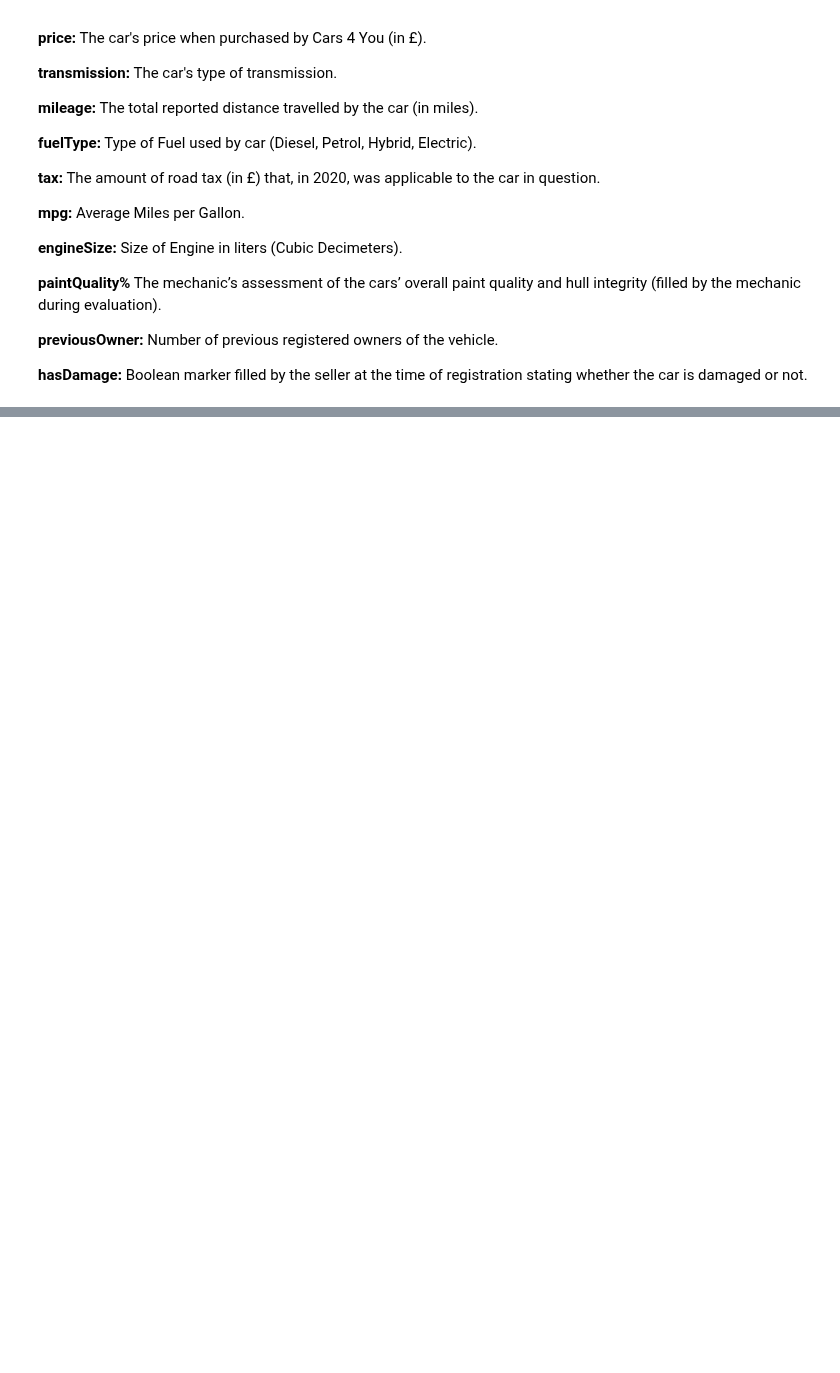
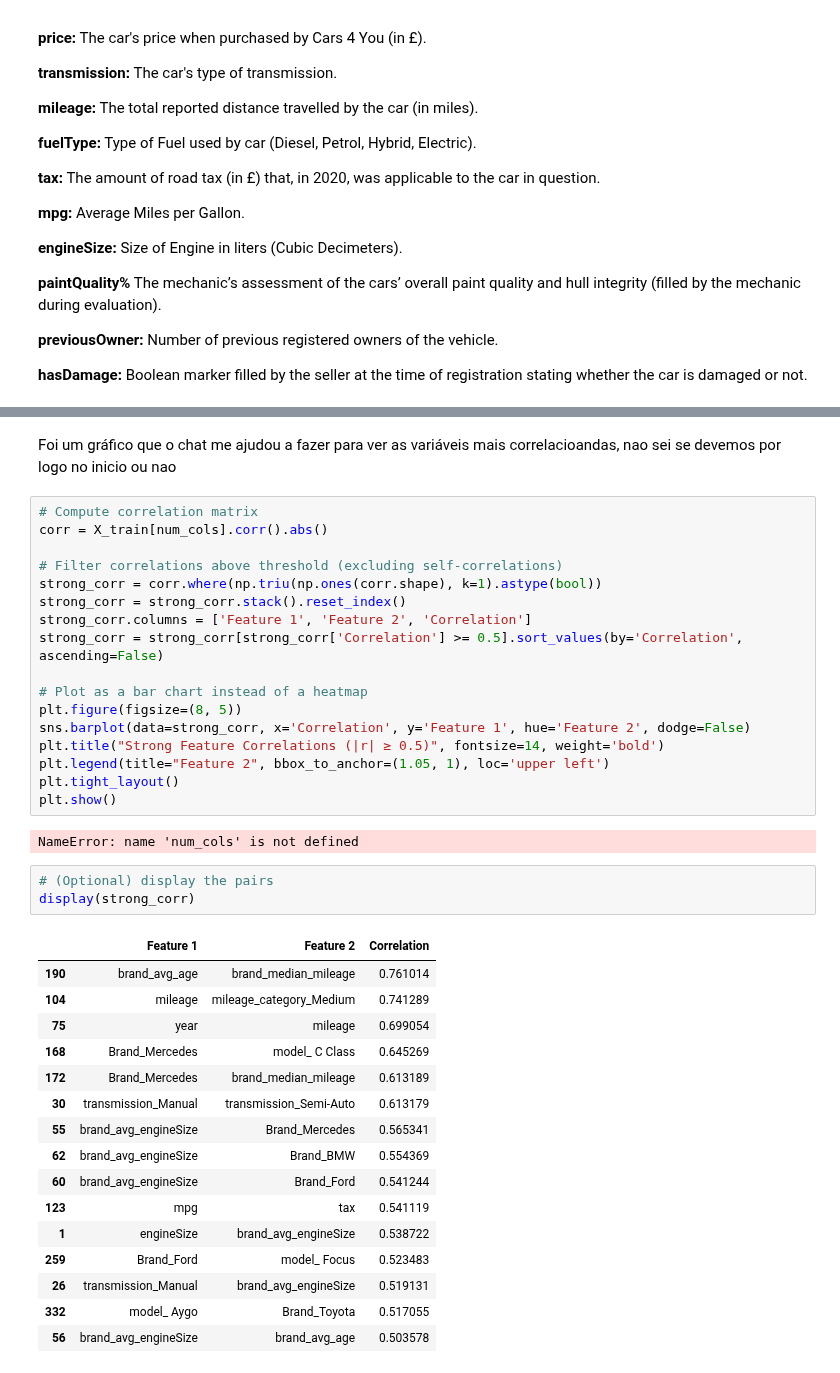
Before and after one commit to mariamiguel720/Machine-Learning-Project-25-26, a Jupyter notebook: notebooks/Encoding_Scaling_Feature_Selection.ipynb, the cells around one changed output, grey strips where cells are left out. Drawn from its saved outputs; the diff is of its cells as text; blank space fills up the shorter version.

```diff
--- a/notebooks/Encoding_Scaling_Feature_Selection.ipynb
+++ b/notebooks/Encoding_Scaling_Feature_Selection.ipynb
@@ -61,0 +553,41 @@ y = train['price']
+# %% [markdown]
+Foi um gráfico que o chat me ajudou a fazer para ver as variáveis mais correlacioandas, nao sei se devemos por logo no inicio ou nao
+# %%
+# Compute correlation matrix
+corr = X_train[num_cols].corr().abs()
+
+# Filter correlations above threshold (excluding self-correlations)
+strong_corr = corr.where(np.triu(np.ones(corr.shape), k=1).astype(bool))
+strong_corr = strong_corr.stack().reset_index()
+strong_corr.columns = ['Feature 1', 'Feature 2', 'Correlation']
+strong_corr = strong_corr[strong_corr['Correlation'] >= 0.5].sort_values(by='Correlation', ascending=False)
+
+# Plot as a bar chart instead of a heatmap
+plt.figure(figsize=(8, 5))
+sns.barplot(data=strong_corr, x='Correlation', y='Feature 1', hue='Feature 2', dodge=False)
+plt.title("Strong Feature Correlations (|r| ≥ 0.5)", fontsize=14, weight='bold')
+plt.legend(title="Feature 2", bbox_to_anchor=(1.05, 1), loc='upper left')
+plt.tight_layout()
+plt.show()
+# %% [output]
+NameError: name 'num_cols' is not defined
+# %%
+# (Optional) display the pairs
+display(strong_corr)
+# %% [output]
+|  | Feature 1 | Feature 2 | Correlation |
+| 190 | brand_avg_age | brand_median_mileage | 0.761014 |
+| 104 | mileage | mileage_category_Medium | 0.741289 |
+| 75 | year | mileage | 0.699054 |
+| 168 | Brand_Mercedes | model_ C Class | 0.645269 |
+| 172 | Brand_Mercedes | brand_median_mileage | 0.613189 |
+| 30 | transmission_Manual | transmission_Semi-Auto | 0.613179 |
+| 55 | brand_avg_engineSize | Brand_Mercedes | 0.565341 |
+| 62 | brand_avg_engineSize | Brand_BMW | 0.554369 |
+| 60 | brand_avg_engineSize | Brand_Ford | 0.541244 |
+| 123 | mpg | tax | 0.541119 |
+| 1 | engineSize | brand_avg_engineSize | 0.538722 |
+| 259 | Brand_Ford | model_ Focus | 0.523483 |
+| 26 | transmission_Manual | brand_avg_engineSize | 0.519131 |
+| 332 | model_ Aygo | Brand_Toyota | 0.517055 |
+| 56 | brand_avg_engineSize | brand_avg_age | 0.503578 |
```
Also changed, not shown: parts of 63 cells of this notebook.
